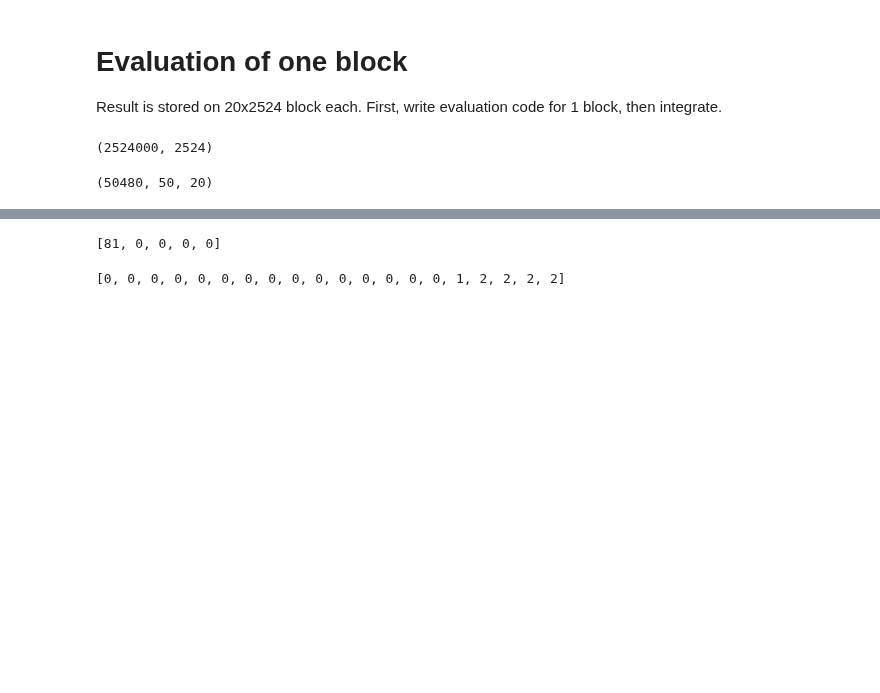
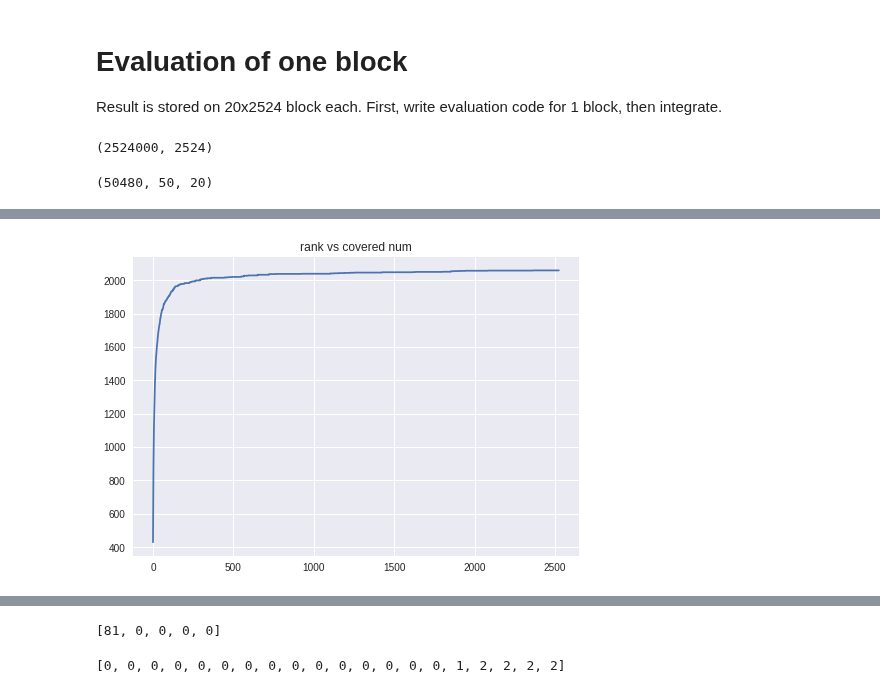
Before and after one commit to yoheikikuta/US-patent-analysis, a Jupyter notebook: colab/bert_benchmark_2000_analyze_result.ipynb, the cells around one changed output, grey strips where cells are left out. Drawn from its saved outputs; the diff is of its cells as text; code cells hidden in the pictures; blank space fills up the shorter version.

```diff
--- a/colab/bert_benchmark_2000_analyze_result.ipynb
+++ b/colab/bert_benchmark_2000_analyze_result.ipynb
@@ -89,0 +165,2 @@ def load_result(block_id):
+# %%
+whole_ranks_arr = np.array(whole_ranks)
@@ -89,0 +171,8 @@ def load_result(block_id):
+# %%
+positive_counts = [sum(whole_ranks_arr <= thrd) for thrd in range(WHOLE_GRANTS_NUM)]
+# %%
+plt.plot(range(WHOLE_GRANTS_NUM), positive_counts)
+plt.title("rank vs covered num")
+plt.show()
+# %% [output]
+[figure, added]
```
Also changed, not shown: parts of 36 cells of this notebook.
